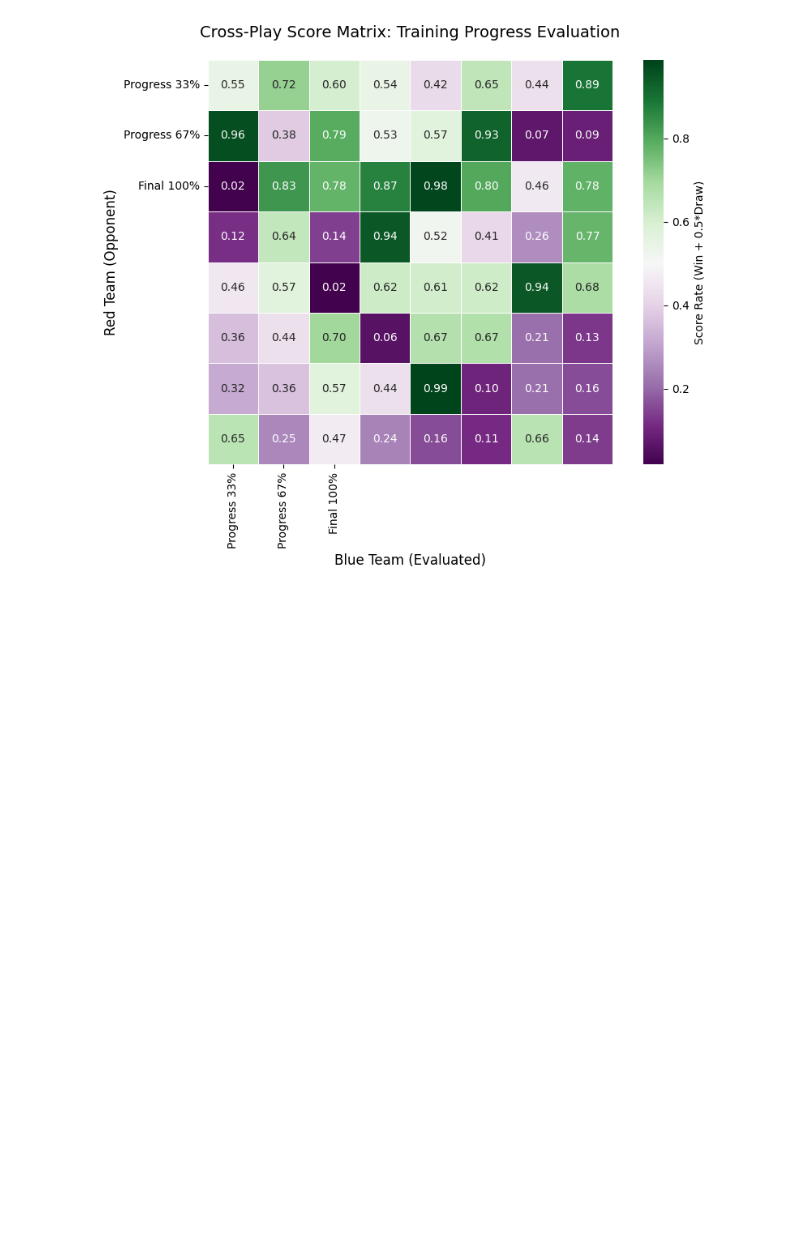
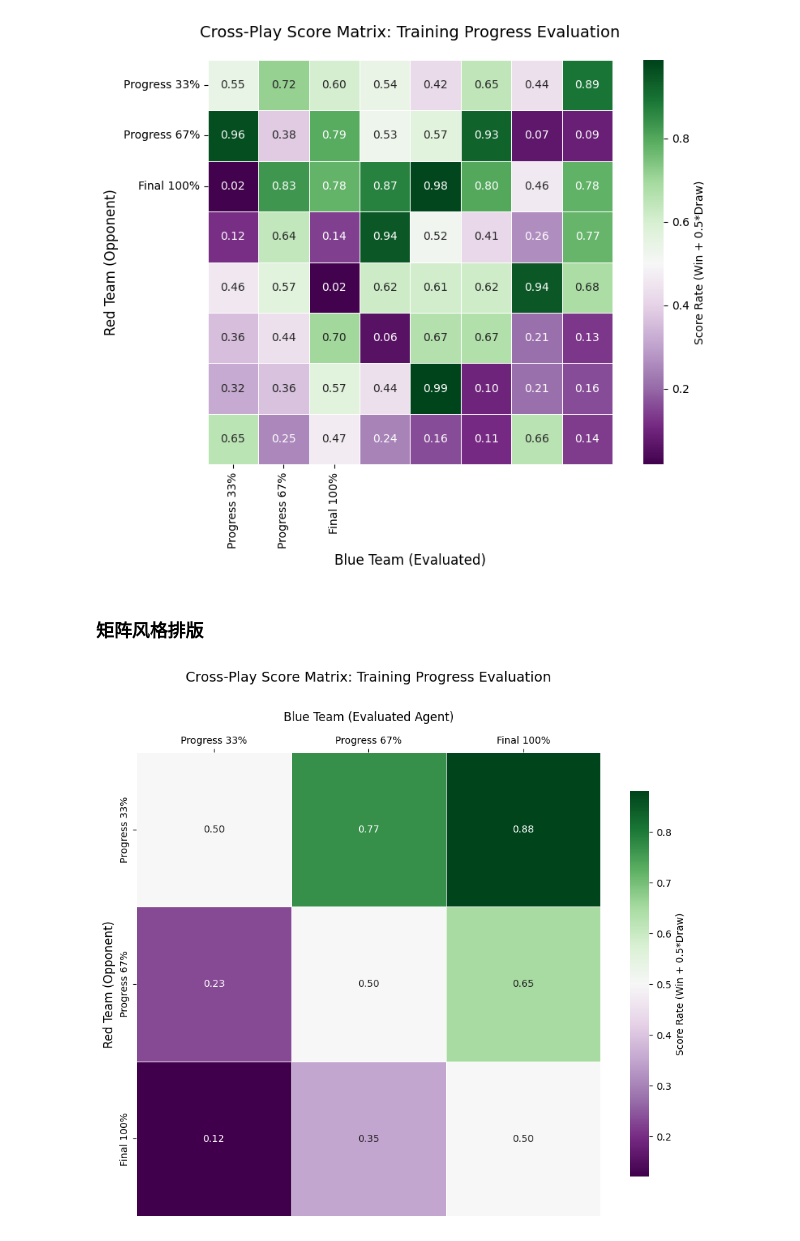
Before and after one commit to Notimetimer/project03_fire_and_dodge_missile, a Jupyter notebook: 其余测试/通过矩阵绘制热度图.ipynb, the cells around one changed output. Cells and saved outputs as stored; diff of their text form; code cells hidden in the pictures; blank space fills up the shorter version.

```diff
--- a/其余测试/通过矩阵绘制热度图.ipynb
+++ b/其余测试/通过矩阵绘制热度图.ipynb
@@ -208,3 +208,44 @@ plt.tight_layout()
 plt.show()
 # %% [output]
 [figure]
+# %% [markdown]
+### 矩阵风格排版
+# %%
+import numpy as np
+import pandas as pd
+import seaborn as sns
+import matplotlib.pyplot as plt
+
+# 填入你提供的数据
+data = [[0.5, 0.77, 0.88], [0.23, 0.5, 0.65], [0.12, 0.35, 0.5]]
+results_matrix = np.array(data)
+team_labels = ['Progress 33%', 'Progress 67%', 'Final 100%']
+
+plt.figure(figsize=(9, 8))
+
+# 绘图
+ax = sns.heatmap(
+    results_matrix,
+    annot=True,
+    fmt=".2f",
+    cmap="PRGn",
+    center=0.5,
+    xticklabels=team_labels,
+    yticklabels=team_labels,
+    square=True,
+    linewidths=0.5,
+    cbar_kws={"label": "Score Rate (Win + 0.5*Draw)", "shrink": 0.8}
+)
+
+# --- 关键修改：将 X 轴移动到顶部 ---
+ax.xaxis.tick_top() # 将刻度移到顶部
+ax.xaxis.set_label_position('top') # 将标签移到顶部
+
+plt.title("Cross-Play Score Matrix: Training Progress Evaluation", fontsize=14, pad=30)
+plt.xlabel("Blue Team (Evaluated Agent)", fontsize=12, labelpad=15)
+plt.ylabel("Red Team (Opponent)", fontsize=12)
+
+plt.tight_layout()
+plt.show()
+# %% [output]
+[figure, added]
```
Also changed, not shown: parts of 3 cells of this notebook, 4 other files.
